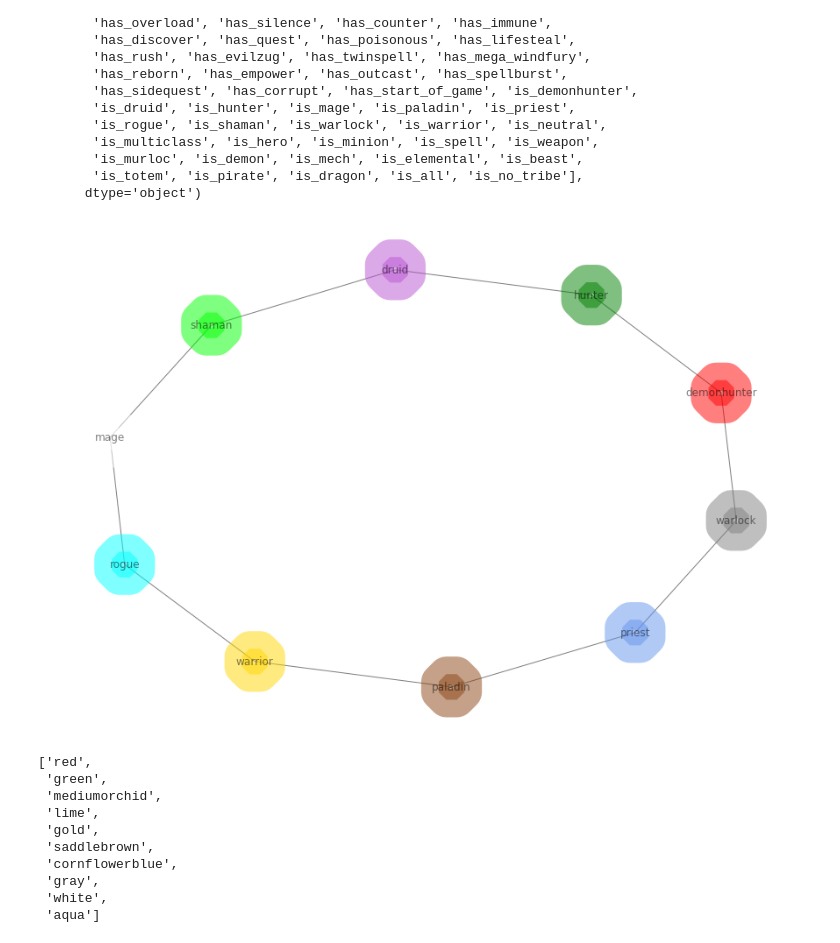
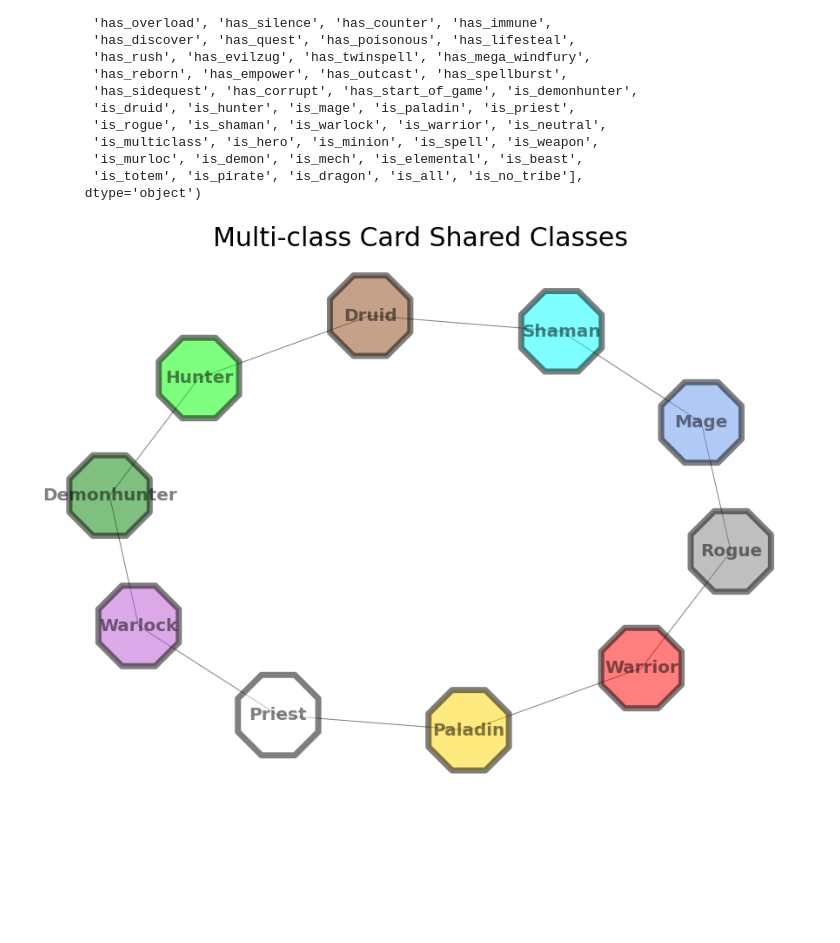
Before and after one commit to SamuelD-Data/hearthstone_project, a Jupyter notebook: hearthstone_project_notebook.ipynb, the cells around one changed output. Saved outputs shown, nothing was run; the diff lists cells and outputs as text; code cells hidden in the pictures; blank space fills up the shorter version.

Commit message:
finalized networkx graph, added takeaways

```diff
--- a/hearthstone_project_notebook.ipynb
+++ b/hearthstone_project_notebook.ipynb
@@ -1181,28 +1177,38 @@ netcolors = color_mapper(netclasses)
 # %%
 # creating df of only multiclass cards
 multiclass_cards = df[df.is_multiclass == 1]
 
+# capitalizing each class name
+multiclass_cards.name_prime_hero_class = multiclass_cards.name_prime_hero_class.str.title()
+multiclass_cards.name_second_hero_class = multiclass_cards.name_second_hero_class.str.title()
+
 # specifying dataframe and columns for node values
 G = nx.from_pandas_edgelist(multiclass_cards, 'name_prime_hero_class', 'name_second_hero_class')
 
+# creating list of colors for nodes
+node_class_list = [node.title() for node in G]
+node_color_list = color_mapper(col_list)
+
 # plotting network graph
-nx.draw(G, with_labels=True, node_size= 1000, node_color= netcolors, node_shape="8", alpha=0.5, linewidths=40, figsize=(10,10))
+nx.draw(G,
+        with_labels=True,
+        figsize=(10,10),
+        node_size= 10000,
+        node_color = node_color_list,
+        node_shape="8", alpha=0.5,
+        linewidths = 7,
+        edgecolors = 'black',
+        font_size = 20,
+        font_weight = 'bold',
+        font_color="black")
 axis = plt.gca()
+
+# setting x and y limits to prevent cutoff of nodes
 axis.set_xlim([1.1*x for x in axis.get_xlim()])
 axis.set_ylim([1.1*y for y in axis.get_ylim()])
+
+# setting title
+plt.title('Multi-class Card Shared Classes', fontsize = 30, pad = 30)
 plt.show()
 # %% [output]
-[figure, old version]
+[figure, new version]
-# %%
-netcolors
-# %% [output]
-['red',
- 'green',
- 'mediumorchid',
- 'lime',
- 'gold',
- 'saddlebrown',
- 'cornflowerblue',
- 'gray',
- 'white',
- 'aqua']
```
Also changed, not shown: parts of 5 cells of this notebook.
